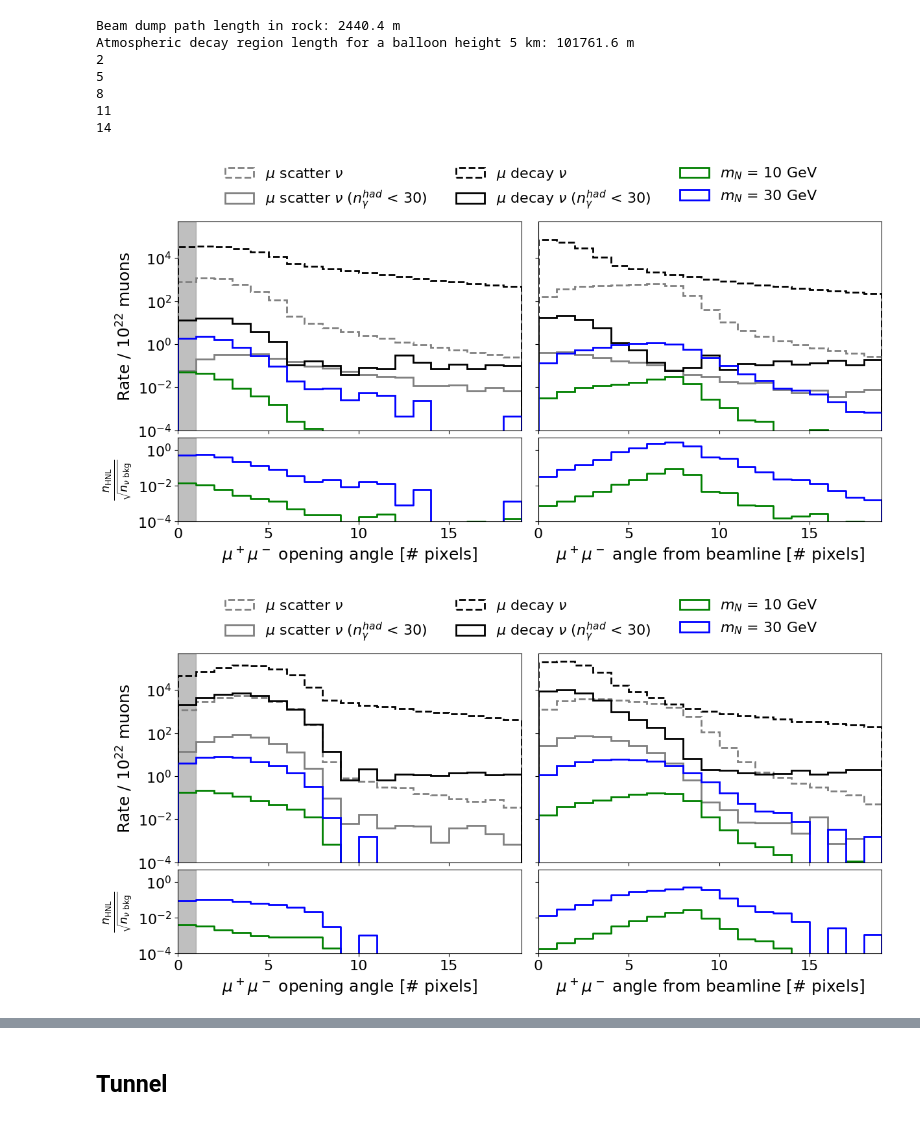
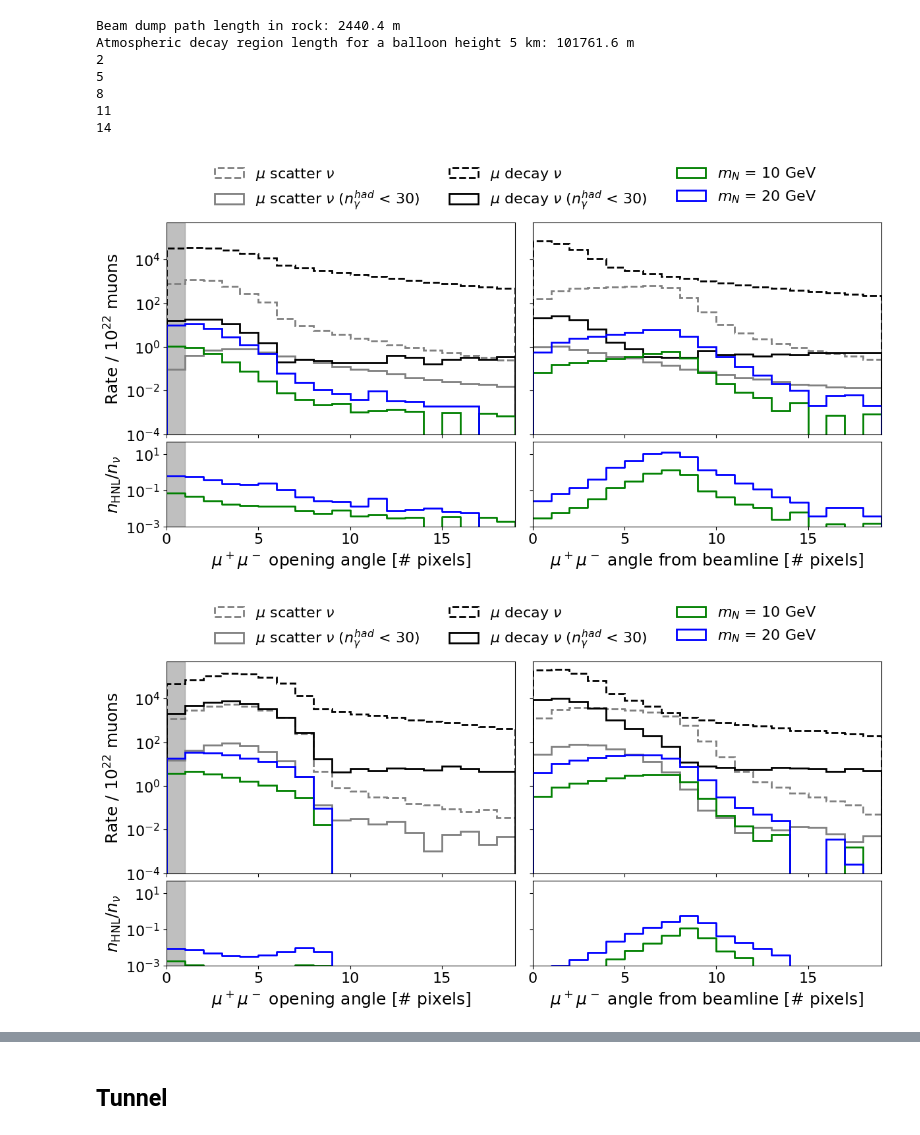
Before and after one commit to nickkamp1/NeutrinoFactoryHNL, a Jupyter notebook: Balloon.ipynb, the cells around one changed output, grey strips where cells are left out. Cells and saved outputs as stored; diff of their text form; code cells hidden in the pictures.

```diff
--- a/Balloon.ipynb
+++ b/Balloon.ipynb
@@ -465,7 +463,7 @@ for det in [2,5,8,11,14]:
 14
 # %%
 hnl_data = {}
-masses = [10,30]
+masses = [10,20]
 colors = ['green', 'blue', 'purple', 'orange']
 geom = HNLFluxGeometry(E_mu=E_MU, dump_depth=DUMP_DEPTH, dump_angle=DUMP_ANGLE)
 U2_ref = 3e-12
@@ -495,7 +493,7 @@ for det in [14,11,2]:
     # Reco angle plot
     fig,ax = plt.subplots(2,2, figsize=(14,6), sharey="row", sharex="col", gridspec_kw={'width_ratios':[1,1],'height_ratios':[1,0.4]})
     ax[0,0].fill_between([0.0,1],1e-5,5e5,color='gray',alpha=0.5)
-    ax[1,0].fill_between([0.0,1],1e-4,5e0,color='gray',alpha=0.5)
+    ax[1,0].fill_between([0.0,1],1e-3,5e1,color='gray',alpha=0.5)
     plt.subplots_adjust(hspace=0.05,wspace=0.05)
     n_bkg_opening_angle = np.zeros(len(op_reco_bins)-1)
     n_bkg_opening_angle_cut = np.zeros(len(op_reco_bins)-1)
@@ -515,17 +513,17 @@ for det in [14,11,2]:
         n_sig_beamline_angle,_,_ = ax[0,1].hist(hnl_data[(det,mass)]["oncam_beamline_angle"]/PIX_DEG,bins=op_reco_bins,weights=hnl_data[(det,mass)]["weight"],color=color,histtype='step',label=r"$m_N$ = %d GeV"%mass,lw=2)
         #ax[1,0].step(op_reco_bins,np.append(n_sig_opening_angle/np.sqrt(n_bkg_opening_angle),0),where='post',color=color)
         #ax[1,1].step(op_reco_bins,np.append(n_sig_beamline_angle/np.sqrt(n_bkg_beamline_angle),0),where='post',color=color)
-        ax[1,0].step(op_reco_bins,np.append(n_sig_opening_angle/np.sqrt(n_bkg_opening_angle_cut),0),where='post',color=color)
-        ax[1,1].step(op_reco_bins,np.append(n_sig_beamline_angle/np.sqrt(n_bkg_beamline_angle_cut),0),where='post',color=color)
+        ax[1,0].step(op_reco_bins,np.append(n_sig_opening_angle/n_bkg_opening_angle_cut,0),where='post',color=color)
+        ax[1,1].step(op_reco_bins,np.append(n_sig_beamline_angle/n_bkg_beamline_angle_cut,0),where='post',color=color)
     ax[0,0].semilogy()
     ax[0,0].set_ylim(1e-4,5e5)
     ax[0,0].set_ylabel("Rate / $10^{22}$ muons")
     ax[0,1].semilogy()
-    ax[1,0].set_ylabel(r"$\frac{n_{\rm HNL}}{\sqrt{n_{\nu~\rm bkg}}}$")
+    ax[1,0].set_ylabel(r"$n_{\rm HNL}/n_{\nu}$")
     ax[1,0].semilogy()
     #ax[1,0].grid(True,axis='y')
     ax[1,0].set_xlim(op_reco_bins[0],op_reco_bins[-1])
-    ax[1,0].set_ylim(1e-4,5e0)
+    ax[1,0].set_ylim(1e-3,5e1)
     ax[1,0].set_xlabel(r"$\mu^+\mu^-$ opening angle [# pixels]")
     #ax[1,1].grid(True,axis='y')
     ax[1,1].set_xlim(op_reco_bins[0],op_reco_bins[-1])
@@ -605,32 +603,32 @@ for det in [14,11,2]:
     # n_bkg_reco = np.zeros(len(mu1_n_ph_bins)-1)
     # n_bkg_reco_cut = np.zeros(len(mu1_n_ph_bins)-1)
     # n_bkg_true = np.zeros(len(mu2_n_ph_bins)-1)
     # n_bkg_true_cut = np.zeros(len(mu2_n_ph_bins)-1)
     # for charm_data,color in zip([charm_data_scatter, charm_data_decay],['gray','black']):
     #     n_bkg_reco += ax[0,0].hist(charm_data[det]["mu1_n_ph"],bins=mu1_n_ph_bins,weights=charm_data[det]["weight"],color=color,histtype='step',label="Charm")[0]
     #     n_bkg_reco_cut += ax[0,0].hist(charm_data[det]["mu1_n_ph"],bins=mu1_n_ph_bins,weights=charm_data[det]["weight"]*(charm_data[det]["had_photons"]<30),color=color,histtype='step',ls="--",label=r"Charm ($n_\gamma^{had}$ < 30)")[0]
     #     n_bkg_true += ax[0,1].hist(charm_data[det]["mu2_n_ph"],bins=mu2_n_ph_bins,weights=charm_data[det]["weight"],color=color,histtype='step')[0]
     #     n_bkg_true_cut += ax[0,1].hist(charm_data[det]["mu2_n_ph"],bins=mu2_n_ph_bins,weights=charm_data[det]["weight"]*(charm_data[det]["had_photons"]<30),color=color,histtype='step',ls="--")[0]
     # for mass,color in zip(masses,colors):
     #     n_sig_reco,_,_ = ax[0,0].hist(hnl_data[(det,mass)]["mu1_n_ph"],bins=mu1_n_ph_bins,weights=hnl_data[(det,mass)]["weight"],color=color,histtype='step',label=r"$m_N$ = %d GeV"%mass)
     #     n_sig_true,_,_ = ax[0,1].hist(hnl_data[(det,mass)]["mu2_n_ph"],bins=mu2_n_ph_bins,weights=hnl_data[(det,mass)]["weight"],color=color,histtype='step',label=r"$m_N$ = %d GeV"%mass)
     #     ax[1,0].step(mu1_n_ph_bins,np.append(n_sig_reco/np.sqrt(n_bkg_reco),0),where='post',color=color)
     #     ax[1,1].step(mu2_n_ph_bins,np.append(n_sig_true/np.sqrt(n_bkg_true),0),where='post',color=color)
     #     ax[1,0].step(mu1_n_ph_bins,np.append(n_sig_reco/np.sqrt(n_bkg_reco_cut),0),where='post',color=color,ls="--")
     #     ax[1,1].step(mu2_n_ph_bins,np.append(n_sig_true/np.sqrt(n_bkg_true_cut),0),where='post',color=color,ls="--")
     # ax[0,0].semilogy()
     # ax[0,0].set_ylabel("Rate / $10^{22}$ muons")
     # ax[0,1].semilogy()
     # ax[1,0].set_ylabel(r"$\frac{n_{\rm HNL}}{\sqrt{n_{\rm charm}}}$")
     # ax[1,0].semilogy()
     # #ax[1,0].grid(True,axis='y')
     # ax[1,0].set_xlim(mu1_n_ph_bins[0],mu1_n_ph_bins[-1])
     # ax[1,0].set_xlabel("First muon photon count")
     # #ax[1,1].grid(True,axis='y')
     # ax[1,1].set_xlim(mu2_n_ph_bins[0],mu2_n_ph_bins[-1])
     # ax[1,1].set_xlabel("Second muon photon count")
     # ax[0,0].legend(ncol=4,bbox_to_anchor=(1,1.3), loc='upper center', borderaxespad=0.1)
     # plt.show()
 # %% [output]
-[figure, old version]
+[figure, new version]
-[figure, old version]
+[figure, new version]
```
Also changed, not shown: parts of 5 cells of this notebook, 13 other files.
